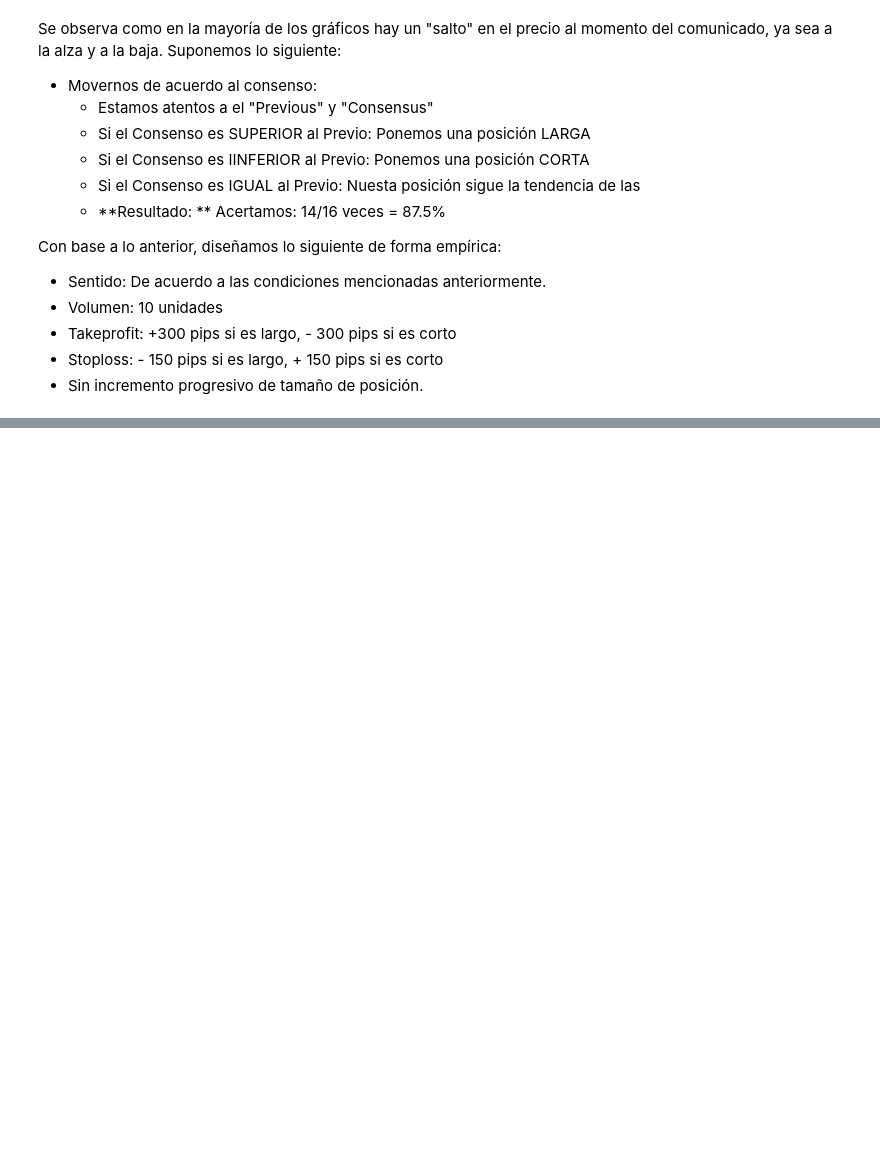
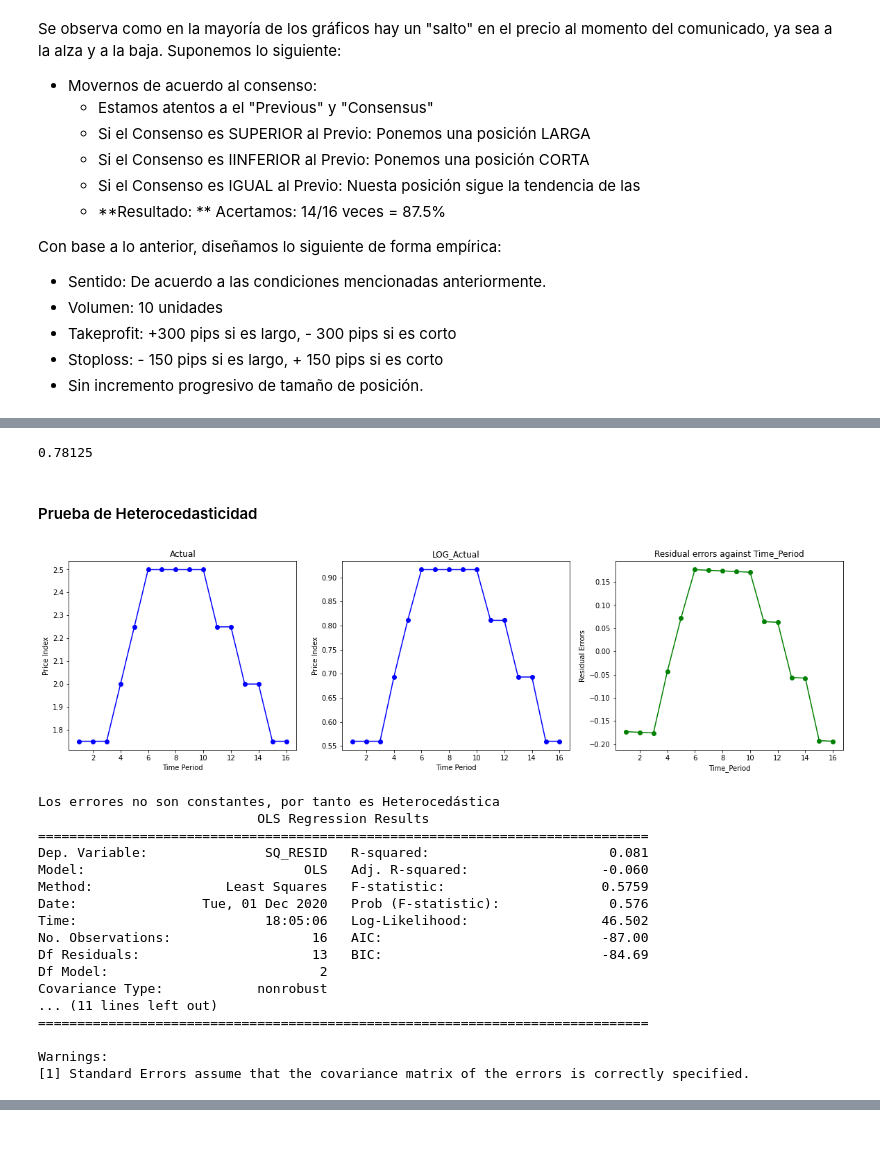
Before and after one commit to jsalomon97/myst_proyecto_eq5, a Jupyter notebook: notebook.ipynb, the cells around one changed output, grey strips where cells are left out. Cells and saved outputs as stored; diff of their text form; code cells hidden in the pictures; blank space fills up the shorter version.

```diff
--- a/notebook.ipynb
+++ b/notebook.ipynb
@@ -207,0 +278,69 @@ Con base a lo anterior, diseñamos lo siguiente de forma empírica:
+# %%
+# relacion entre la serie y los k rezagos de si misma.
+# Lo haremos con un rezago
+rkk = rk
+rkk
+# %% [output]
+0.78125
+# %% [markdown]
+#### Prueba de Heterocedasticidad
+# %%
+# https://towardsdatascience.com/heteroscedasticity-is-nothing-to-be-afraid-of-730dd3f7ca1f
+
+df2 = df
+df2 = df2.set_index('DateTime')
+df2['Time_Period'] = range(1, len(df2)+1)
+df2['LOG_Actual'] = np.log(df2['Actual'])
+#Create a new mpyplot figure to plot into
+plt.figure(figsize=(20,5))
+plt.subplot(1,3,1)
+plt.title('Actual')
+plt.xlabel('Time Period')
+plt.ylabel('Price Index')
+plt.plot(df2['Time_Period'], df2['Actual'], 'bo-', label='Actual')
+plt.subplot(1,3,2)
+plt.title('LOG_Actual')
+plt.xlabel('Time Period')
+plt.ylabel('Price Index')
+plt.plot(df2['Time_Period'], df2['LOG_Actual'], 'bo-', label='LOG_Actual')
+expr = 'LOG_Actual ~ Time_Period'
+olsr_results = smf.ols(expr, df2).fit()
+plt.subplot(1,3,3)
+plt.title('Residual errors against Time_Period')
+plt.xlabel('Time_Period')
+plt.ylabel('Residual Errors')
+plt.plot(df2['Time_Period'], olsr_results.resid, 'go-', label='Residual Errors')
+plt.show()
+# Homo es constante:
+# Hetero es no constante:
+print('Los errores no son constantes, por tanto es Heterocedástica')
+df2['SQ_RESID'] = np.power(olsr_results.resid, 2.0)
+df2['SQ_Time_Period'] = np.power(df2['Time_Period'], 2.0)
+aux_expr = 'SQ_RESID ~ Time_Period + SQ_Time_Period'
+y, X = dmatrices(aux_expr, df2, return_type='dataframe')
+X = sm.add_constant(X)
+aux_olsr_results = sm.OLS(y, X).fit()
+print(aux_olsr_results.summary())
+# R-squared: The model has been able to explain only 0.8% of the variance in the squared residuals,
+#            indicating a rather poor fit.
+# F-statistic: The very high p-value of 0.593 makes us accept the null hypothesis of the F-test that the
+#              model’s parameter values are not jointly significant. This model is no better than a mean model.
+# %% [output]
+[figure, added]
+Los errores no son constantes, por tanto es Heterocedástica
+                            OLS Regression Results
+==============================================================================
+Dep. Variable:               SQ_RESID   R-squared:                       0.081
+Model:                            OLS   Adj. R-squared:                 -0.060
+Method:                 Least Squares   F-statistic:                    0.5759
+Date:                Tue, 01 Dec 2020   Prob (F-statistic):              0.576
+Time:                        18:05:06   Log-Likelihood:                 46.502
+No. Observations:                  16   AIC:                            -87.00
+Df Residuals:                      13   BIC:                            -84.69
+Df Model:                           2
+Covariance Type:            nonrobust
+... (11 lines left out)
+==============================================================================
+
+Warnings:
+[1] Standard Errors assume that the covariance matrix of the errors is correctly specified.
```
Also changed, not shown: parts of 41 cells of this notebook, 5 other files.
